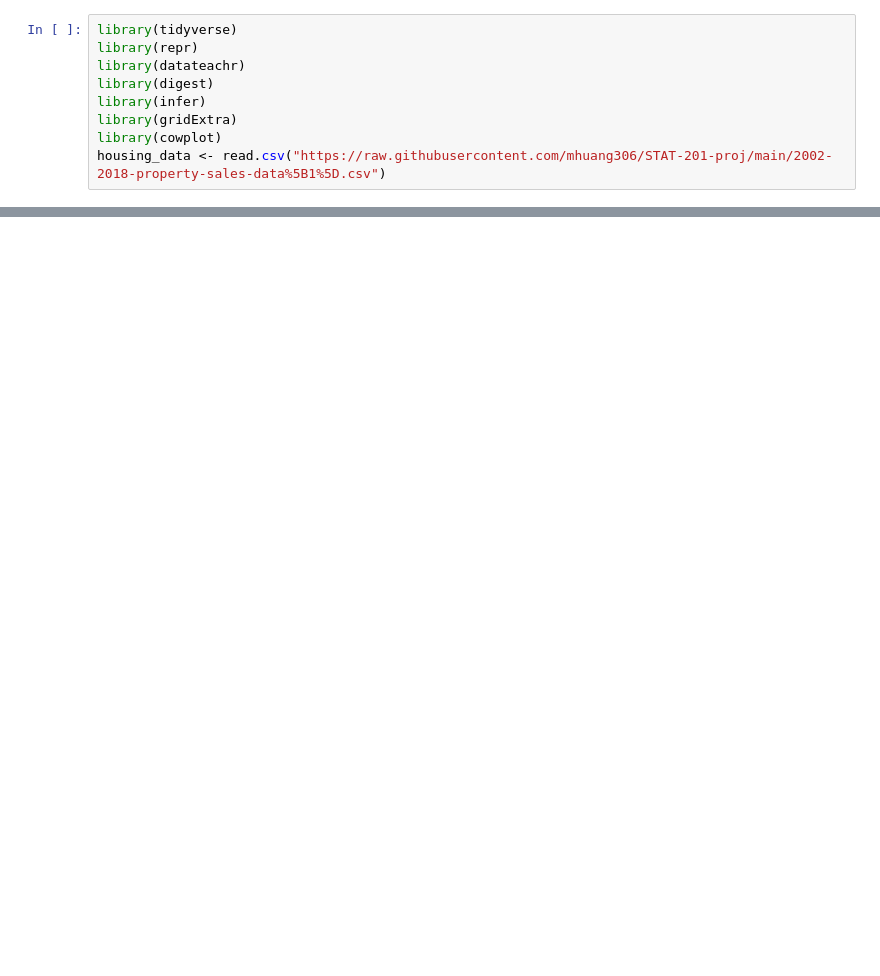
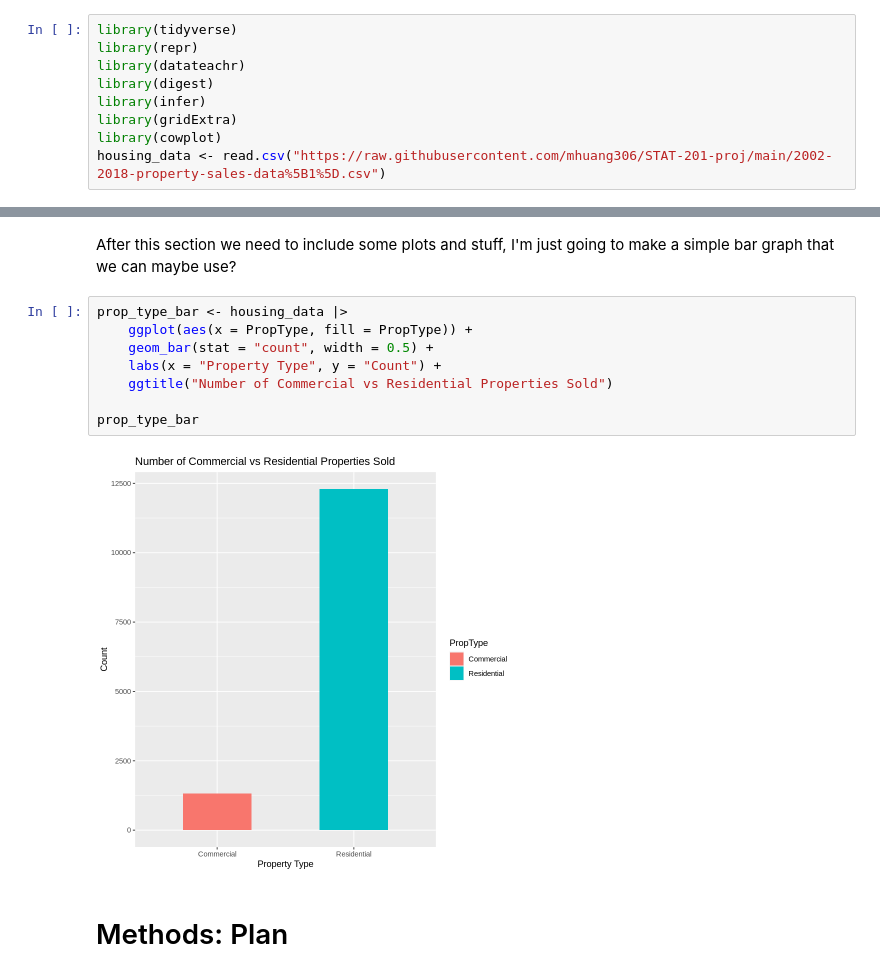
Before and after one commit to mhuang306/STAT-201-proj, a Jupyter notebook: Project Proposal.ipynb, the cells around one changed output, grey strips where cells are left out. Cells and saved outputs as stored; diff of their text form; blank space fills up the shorter version.

Commit message:
Update Project Proposal.ipynb
Changed formatting to make a skeleton of the proposal and added a graph

```diff
--- a/Project Proposal.ipynb
+++ b/Project Proposal.ipynb
@@ -41,0 +64,14 @@ A data.frame: 6 × 6
+# %% [markdown]
+After this section we need to include some plots and stuff, I'm just going to make a simple bar graph that we can maybe use?
+# %%
+prop_type_bar <- housing_data |>
+    ggplot(aes(x = PropType, fill = PropType)) +
+    geom_bar(stat = "count", width = 0.5) +
+    labs(x = "Property Type", y = "Count") +
+    ggtitle("Number of Commercial vs Residential Properties Sold")
+
+prop_type_bar
+# %% [output]
+[figure, added]
+# %% [markdown]
+# Methods: Plan
```
Also changed, not shown: parts of 10 cells of this notebook.
